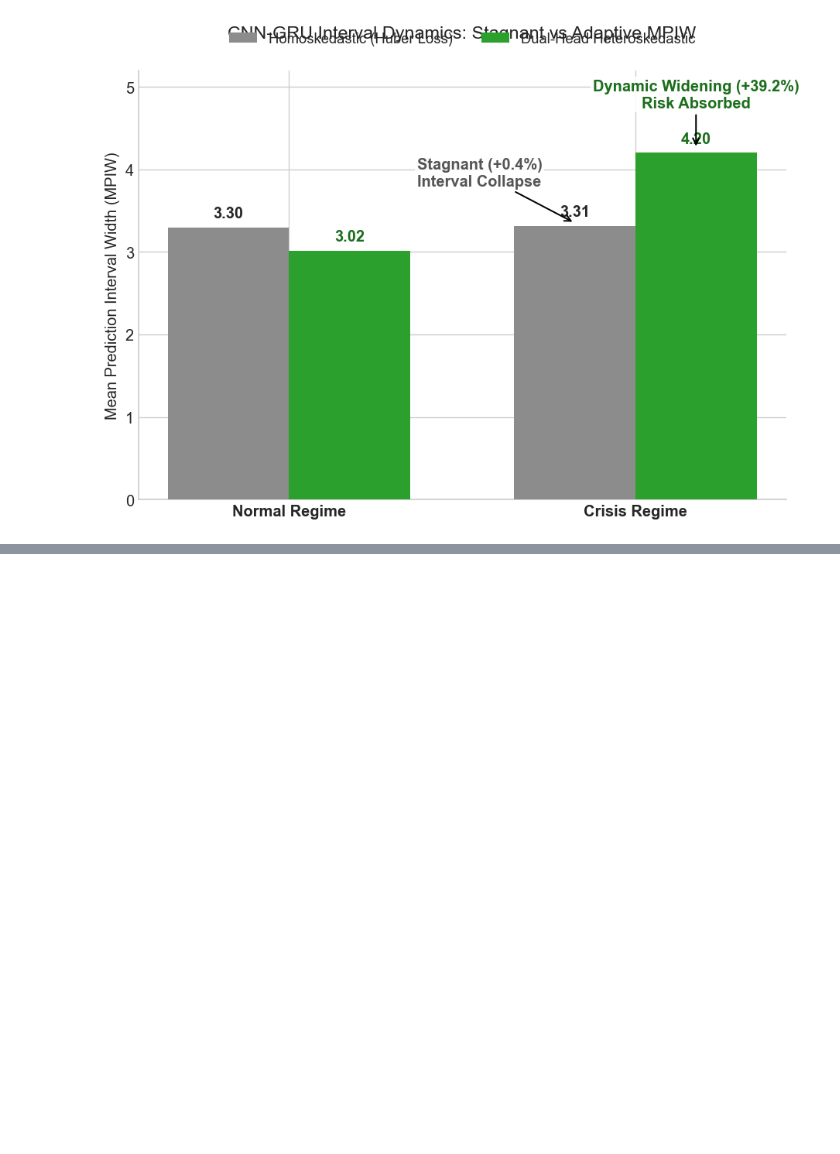
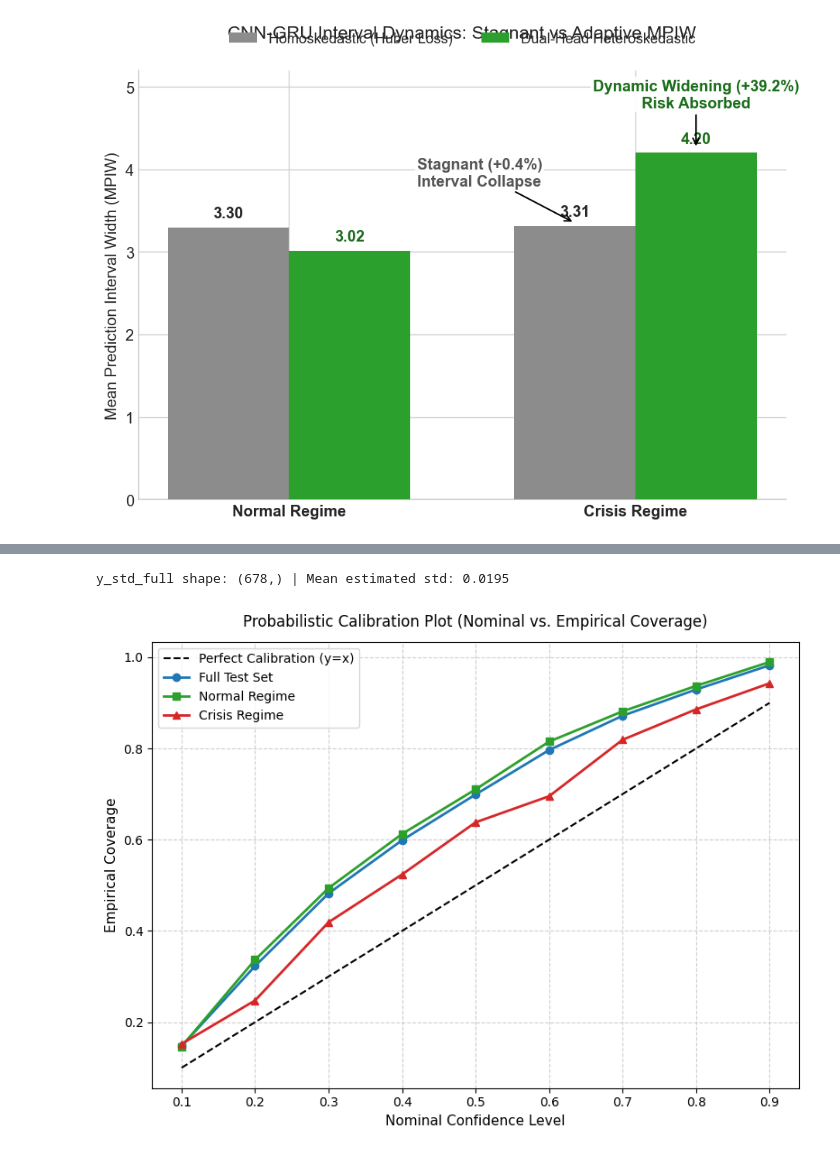
Before and after one commit to HuyPham171-hub/gold-price-prediction, a Jupyter notebook: notebooks/evaluate.ipynb, the cells around one changed output, grey strips where cells are left out. Cells and saved outputs as stored; diff of their text form; code cells hidden in the pictures; blank space fills up the shorter version.

Commit message:
Complete pipeline 'A Dual-Head Heteroskedastic Framework for Uncertainty Calibration and Risk Attribution in Gold Return Forecasting'

```diff
--- a/notebooks/evaluate.ipynb
+++ b/notebooks/evaluate.ipynb
@@ -255,0 +400,52 @@ plt.show()
+# %%
+import numpy as np
+
+# 1. Tính toán độ lệch chuẩn tổng hợp (y_std) từ dải băng 90% đã có
+Z_90 = 1.6448536269514722
+y_std_full = (upper_full - lower_full) / (2 * Z_90)
+y_std_M2 = (upper_M2 - lower_M2) / (2 * Z_90)
+y_std_M0 = (upper_M0 - lower_M0) / (2 * Z_90)
+y_std_M3 = (upper_M3 - lower_M3) / (2 * Z_90)
+
+print(f"y_std_full shape: {y_std_full.shape} | Mean estimated std: {y_std_full.mean():.4f}")
+# %% [output]
+y_std_full shape: (678,) | Mean estimated std: 0.0195
+# %%
+import numpy as np
+import matplotlib.pyplot as plt
+from scipy.stats import norm
+
+def compute_empirical_coverage(y_true, y_mean, y_std, nominal_levels):
+    coverages = []
+    for level in nominal_levels:
+        # Tính critical value z hai phía cho từng mức nominal (vd: 0.10 -> 0.90)
+        z = norm.ppf(0.5 + level / 2.0)
+        lower = y_mean - z * y_std
+        upper = y_mean + z * y_std
+        coverage = np.mean((y_true >= lower) & (y_true <= upper))
+        coverages.append(coverage)
+    return coverages
+
+nominal_levels = np.arange(0.1, 1.0, 0.1)
+
+# Sử dụng mô hình M4_Full (hoặc đổi thành y_mean_M2, y_std_M2 nếu vẽ cho M2)
+cov_full = compute_empirical_coverage(y_test, y_mean_full, y_std_full, nominal_levels)
+cov_normal = compute_empirical_coverage(y_test[~is_crisis], y_mean_full[~is_crisis], y_std_full[~is_crisis], nominal_levels)
+cov_crisis = compute_empirical_coverage(y_test[is_crisis], y_mean_full[is_crisis], y_std_full[is_crisis], nominal_levels)
+
+plt.figure(figsize=(8, 6))
+plt.plot(nominal_levels, nominal_levels, 'k--', label='Perfect Calibration (y=x)', linewidth=1.5)
+plt.plot(nominal_levels, cov_full, 'o-', color='#1f77b4', label='Full Test Set', linewidth=2)
+plt.plot(nominal_levels, cov_normal, 's-', color='#2ca02c', label='Normal Regime', linewidth=2)
+plt.plot(nominal_levels, cov_crisis, '^-', color='#d62728', label='Crisis Regime', linewidth=2)
+
+plt.title('Probabilistic Calibration Plot (Nominal vs. Empirical Coverage)', fontsize=12, pad=12)
+plt.xlabel('Nominal Confidence Level', fontsize=11)
+plt.ylabel('Empirical Coverage', fontsize=11)
+plt.legend(frameon=True)
+plt.grid(True, linestyle='--', alpha=0.6)
+plt.tight_layout()
+plt.savefig('calibration_plot.png', dpi=300)
+plt.show()
+# %% [output]
+[figure, added]
```
Also changed, not shown: parts of 4 cells of this notebook, 26 other files.
